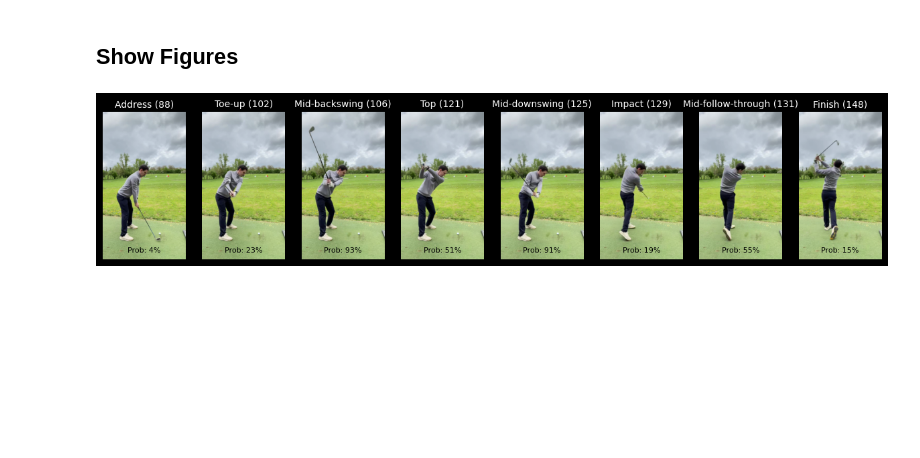
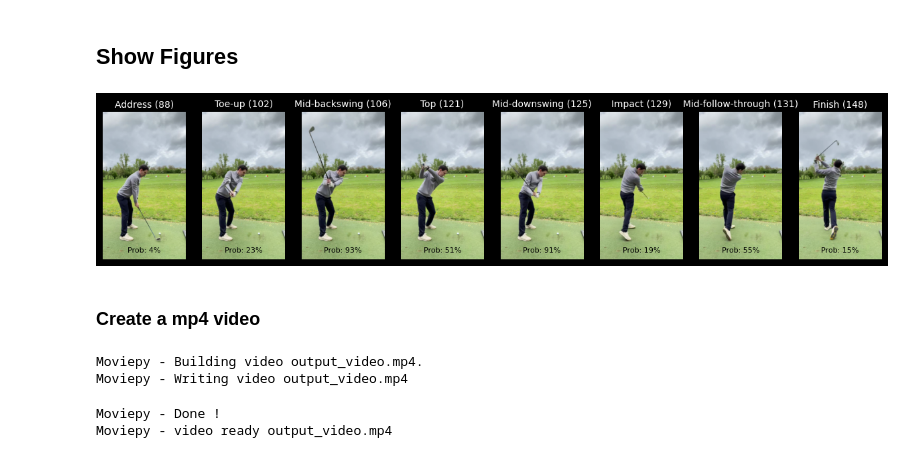
Before and after one commit to rokbohinc86/Golfshot_Categoriser, a Jupyter notebook: DatasetGeneration/SwingNet/ExtractFrames.ipynb, the cells around one changed output. Drawn from its saved outputs; the diff is of its cells as text; code cells hidden in the pictures; blank space fills up the shorter version.

Commit message:
Make e script to extract key frames from a golf video and save a mp4 of the key frames

```diff
--- a/DatasetGeneration/SwingNet/ExtractFrames.ipynb
+++ b/DatasetGeneration/SwingNet/ExtractFrames.ipynb
@@ -75,0 +45,2 @@ Loaded model weights
+# %%
+dl = init_data(video_path)
@@ -76 +63,3 @@ Loaded model weights
+# %%
+model = init_model(modelpath = model_path)
 # %% [markdown]
@@ -99 +89,3 @@ Testing...
+# %%
+probs = calc_probs(dl, model, seq_length)
 # %% [markdown]
@@ -191,17 +182,13 @@ def display_nth_frame(cap, n):
 # Don't forget to release the capture object when done:
 # cap.release()
 # %%
-import cv2
-import matplotlib.pyplot as plt
-import numpy as np
-
-def display_frames_side_by_side(cap, events):
+def display_frames_with_annotations(cap, events):
     """
-    Displays specified frames of a video side by side using an existing VideoCapture object.
+    Displays specified frames of a video side by side with their associated labels and probabilities using an existing VideoCapture object. Each subplot will have the label and frame index as the title, and the probability displayed at the bottom of the figure.
 
     Parameters:
     cap (cv2.VideoCapture): An already created VideoCapture object.
-    events (np.array): Array of frame indices to display.
+    events (list of tuples): List of tuples where each tuple contains a label, a frame index, and a probability.
 
     Returns:
     None
@@ -215,8 +202,8 @@ def display_frames_side_by_side(cap, events):
     num_frames = len(events)
     fig, axes = plt.subplots(1, num_frames, figsize=(15, 5))  # Adjust figsize as needed
 
-    # Loop through each event and process the frames
-    for i, frame_index in enumerate(events):
+    # Loop through each tuple in the events list and process the frames
+    for i, (label, frame_index, probability) in enumerate(events):
         # Set the frame position
         cap.set(cv2.CAP_PROP_POS_FRAMES, frame_index)
 
@@ -229,11 +216,13 @@ def display_frames_side_by_side(cap, events):
             # Display the frame on its subplot
             if num_frames > 1:
                 axes[i].imshow(frame_rgb)
-                axes[i].set_title(f"Frame {frame_index}")
+                axes[i].set_title(f"{label} ({frame_index})", fontsize=10)
+                axes[i].text(0.5, 0.05, f"Prob: {probability}%", fontsize=8, color='black', transform=axes[i].transAxes, ha='center')
                 axes[i].axis('off')  # Turn off axis numbers and ticks
             else:
                 axes.imshow(frame_rgb)
-                axes.set_title(f"Frame {frame_index}")
+                axes.set_title(f"{label} (Frame {frame_index})", fontsize=10)
+                axes.set_xlabel(f"Prob: {probability}%", fontsize=8)
                 axes.axis('off')  # Useful for a single frame scenario
 
     # Show all the frames together
@@ -241,7 +230,21 @@ def display_frames_side_by_side(cap, events):
 
 # Example usage:
 # cap = cv2.VideoCapture('path_to_your_video.mp4')
-# events = np.array([10, 50, 100, 150, 200, 250, 300])  # Example frame indices
-# display_frames_side_by_side(cap, events)
+# events = [('Address', 88, 4),
+#           ('Toe-up', 102, 23),
+#           ('Mid-backswing', 106, 93),
+#           ('Top', 121, 51),
+#           ('Mid-downswing', 125, 91),
+#           ('Impact', 129, 19),
+#           ('Mid-follow-through', 131, 55),
+#           ('Finish', 91, 18)]  # Example labels, frame indices, and probabilities
+# display_frames_with_annotations(cap, events)
 # cap.release()
+# %%
+cap = cv2.VideoCapture(video_path)
+display_frames_with_annotations(cap, cron_Events)
+# %% [output]
+[figure, added]
+# %% [markdown]
+### Create a mp4 video
 # %%
@@ -310,5 +282,0 @@ def display_frames_with_annotations(cap, events):
-# %%
-cap = cv2.VideoCapture(args.path)
-display_frames_with_annotations(cap, cron_Events)
-# %% [output]
-[figure, removed]
@@ -314,0 +285,11 @@ display_frames_with_annotations(cap, cron_Events)
+# %%
+# Create a video clip from the extracted frames, specify the FPS
+clip = ImageSequenceClip(frames, fps=4)  # You can adjust FPS to your preference
+
+# Write the video file to disk
+clip.write_videofile('output_video.mp4', codec='libx264')
+# %% [output]
+Moviepy - Building video output_video.mp4.
+Moviepy - Writing video output_video.mp4
+Moviepy - Done !
+Moviepy - video ready output_video.mp4
```
Also changed, not shown: parts of 17 cells of this notebook, 6 other files.
